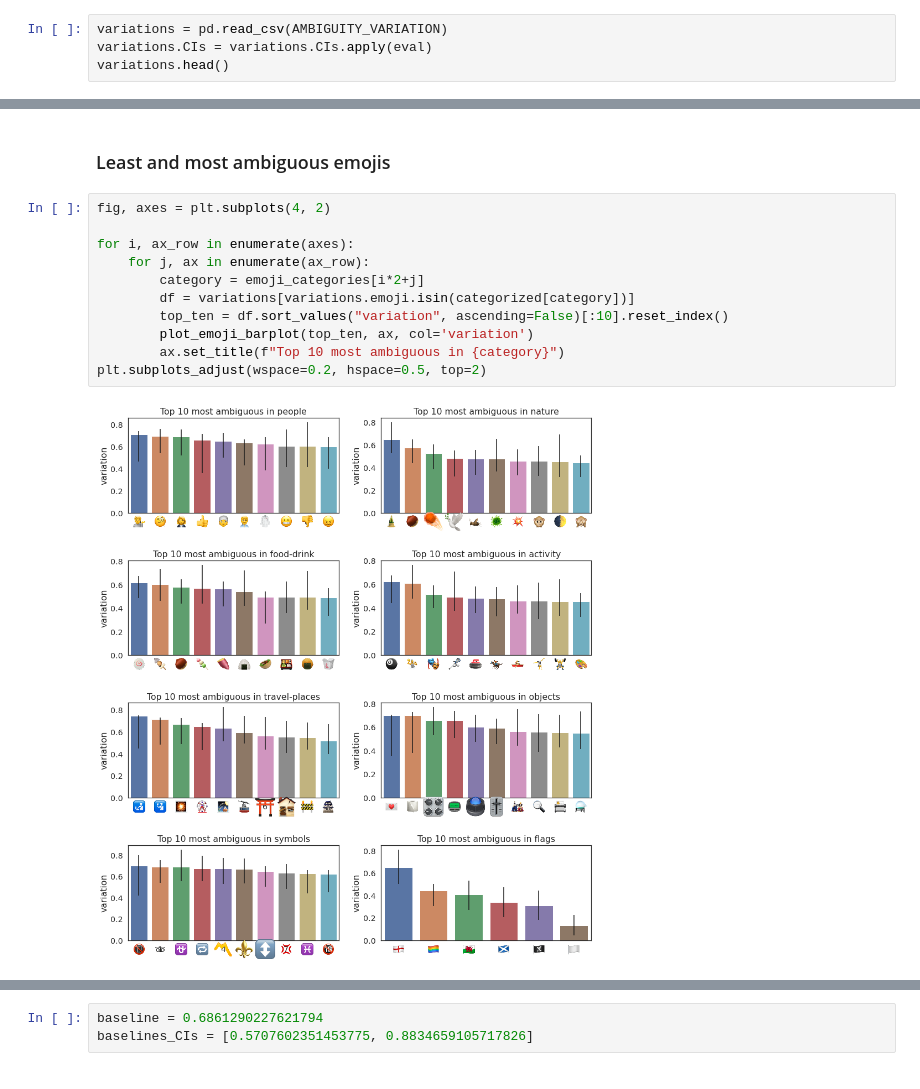
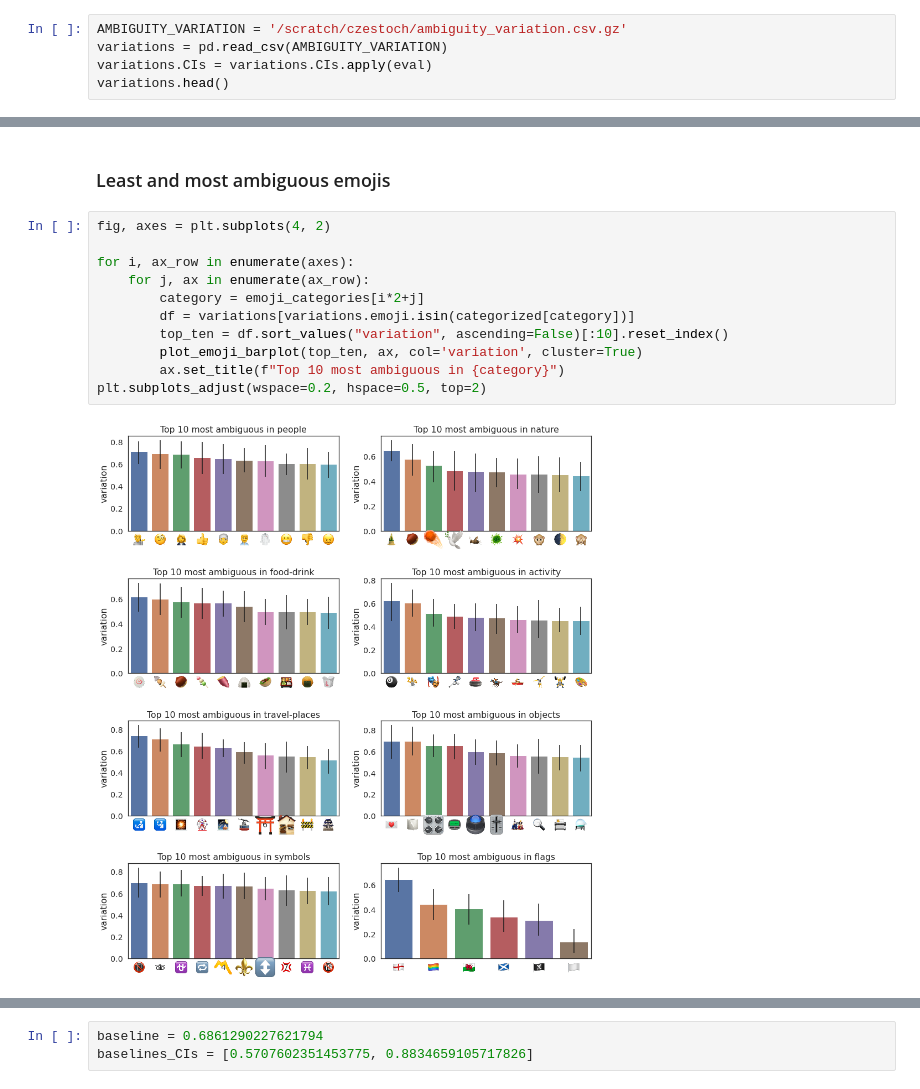
Before and after one commit to epfl-ada/emoji-ambiguity, a Jupyter notebook: notebooks/05_emoji_categories.ipynb, the cells around one changed output, grey strips where cells are left out. Drawn from its saved outputs; the diff is of its cells as text.

Commit message:
CIs on variation fixed

```diff
--- a/notebooks/05_emoji_categories.ipynb
+++ b/notebooks/05_emoji_categories.ipynb
@@ -25,6 +25,7 @@ sns.set_style("white", {'axes.grid' : False})
 # %% [markdown]
 ### READ in with pre computed CIs
 # %%
+AMBIGUITY_VARIATION = '/scratch/czestoch/ambiguity_variation.csv.gz'
 variations = pd.read_csv(AMBIGUITY_VARIATION)
 variations.CIs = variations.CIs.apply(eval)
 variations.head()
@@ -82,16 +83,16 @@ plt.subplots_adjust(wspace=0.2, hspace=0.5, top=2);
 # %%
 fig, axes = plt.subplots(4, 2)
 
 for i, ax_row in enumerate(axes):
     for j, ax in enumerate(ax_row):
         category = emoji_categories[i*2+j]
         df = variations[variations.emoji.isin(categorized[category])]
         top_ten = df.sort_values("variation", ascending=False)[:10].reset_index()
-        plot_emoji_barplot(top_ten, ax, col='variation')
+        plot_emoji_barplot(top_ten, ax, col='variation', cluster=True)
         ax.set_title(f"Top 10 most ambiguous in {category}")
 plt.subplots_adjust(wspace=0.2, hspace=0.5, top=2)
 # %% [output]
-[figure, old version]
+[figure, new version]
 # %%
 fig, axes = plt.subplots(4, 2)
 
```
Also changed, not shown: parts of 10 cells of this notebook, 1 other file.
